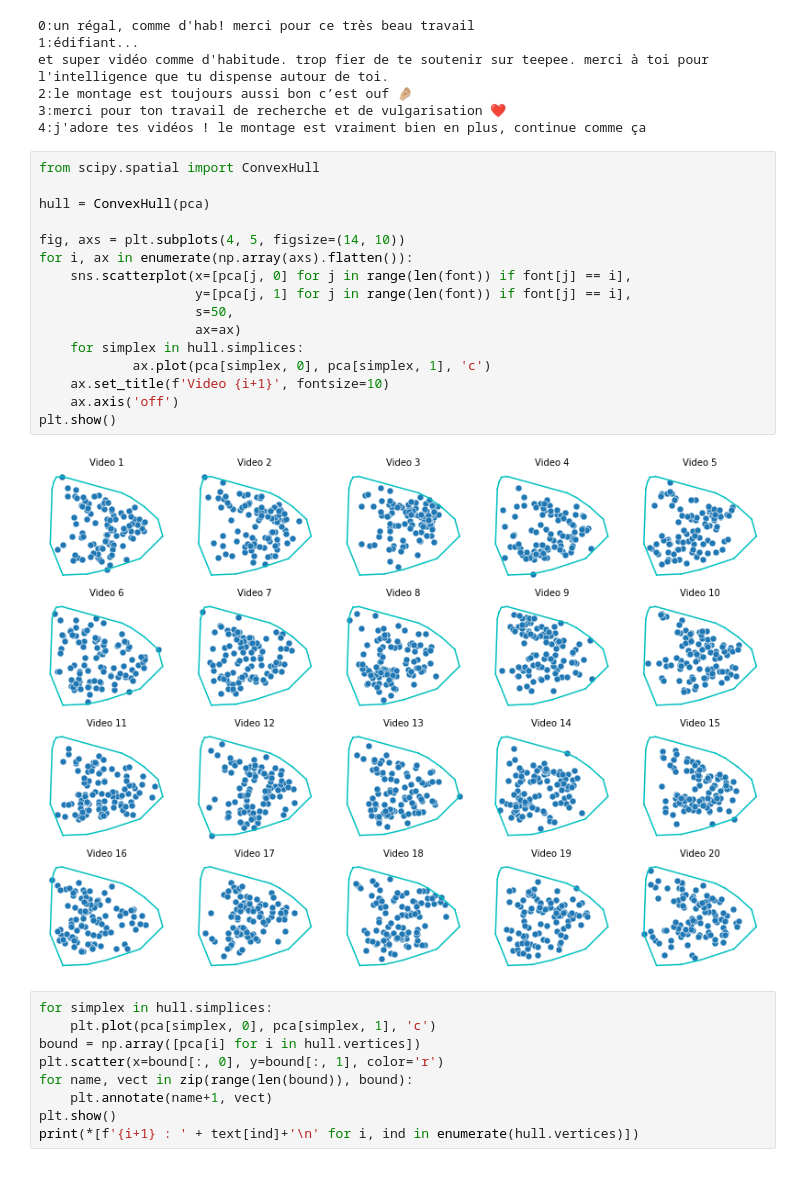
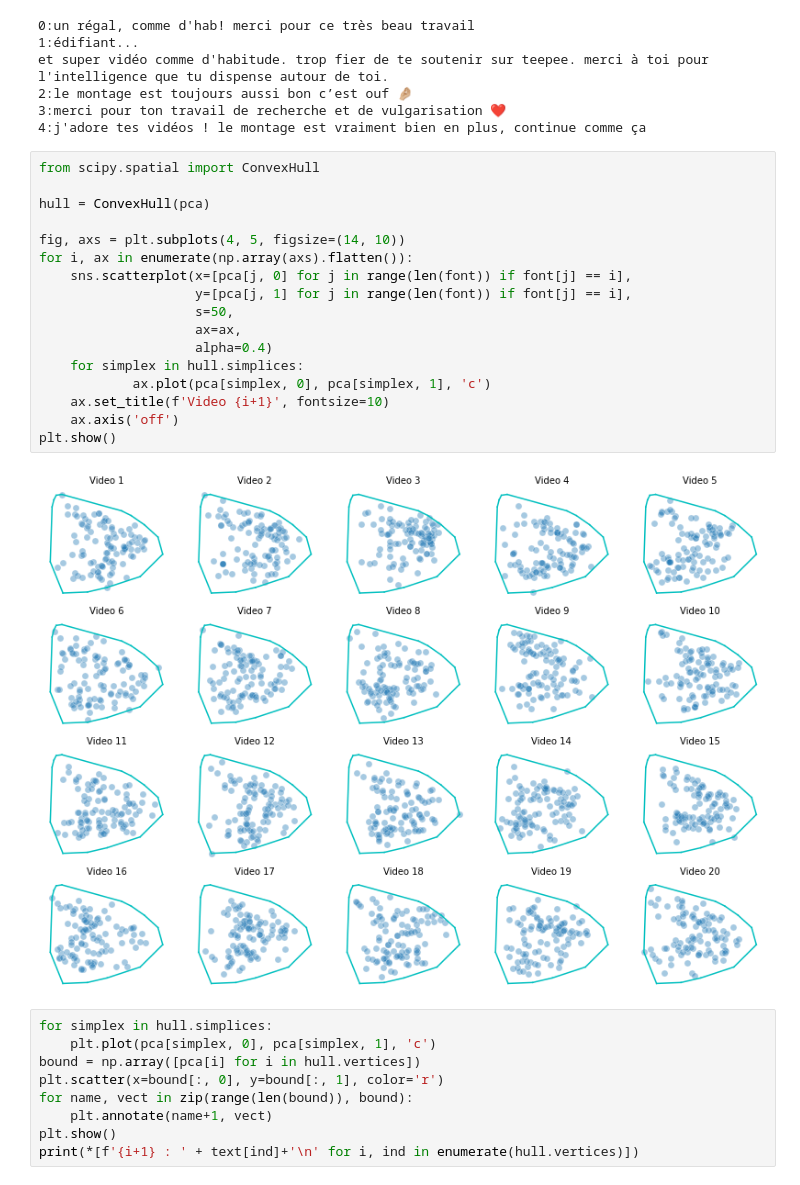
Before and after one commit to AntoineLlg/projet-python-2a, a Jupyter notebook: ACP_nb.ipynb, the cells around one changed output. Drawn from its saved outputs; the diff is of its cells as text.

```diff
--- a/ACP_nb.ipynb
+++ b/ACP_nb.ipynb
@@ -95,21 +95,22 @@ et super vidéo comme d'habitude. trop fier de te soutenir sur teepee. merci à
 # %%
 from scipy.spatial import ConvexHull
 
 hull = ConvexHull(pca)
 
 fig, axs = plt.subplots(4, 5, figsize=(14, 10))
 for i, ax in enumerate(np.array(axs).flatten()):
     sns.scatterplot(x=[pca[j, 0] for j in range(len(font)) if font[j] == i],
                     y=[pca[j, 1] for j in range(len(font)) if font[j] == i],
                     s=50,
-                    ax=ax)
+                    ax=ax,
+                    alpha=0.4)
     for simplex in hull.simplices:
             ax.plot(pca[simplex, 0], pca[simplex, 1], 'c')
     ax.set_title(f'Video {i+1}', fontsize=10)
     ax.axis('off')
 plt.show()
 # %% [output]
-[figure, old version]
+[figure, new version]
 # %%
 for simplex in hull.simplices:
     plt.plot(pca[simplex, 0], pca[simplex, 1], 'c')
```
Also changed, not shown: 1 other file.
